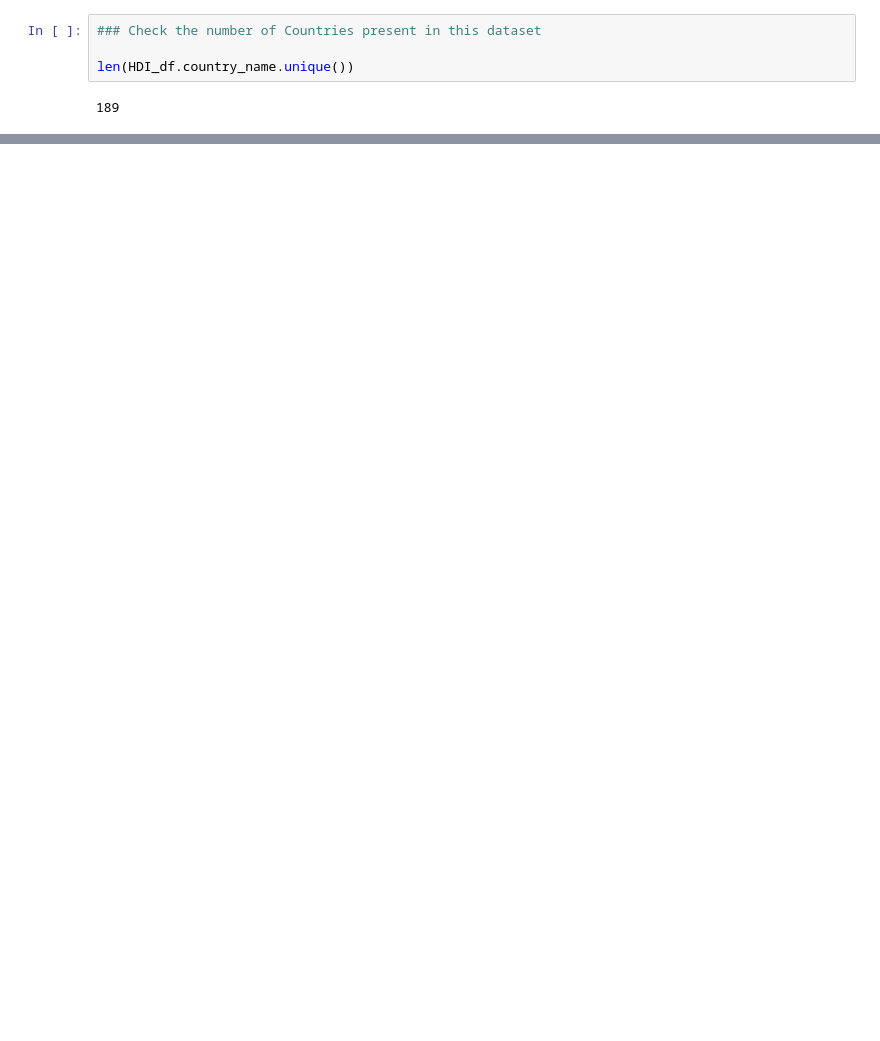
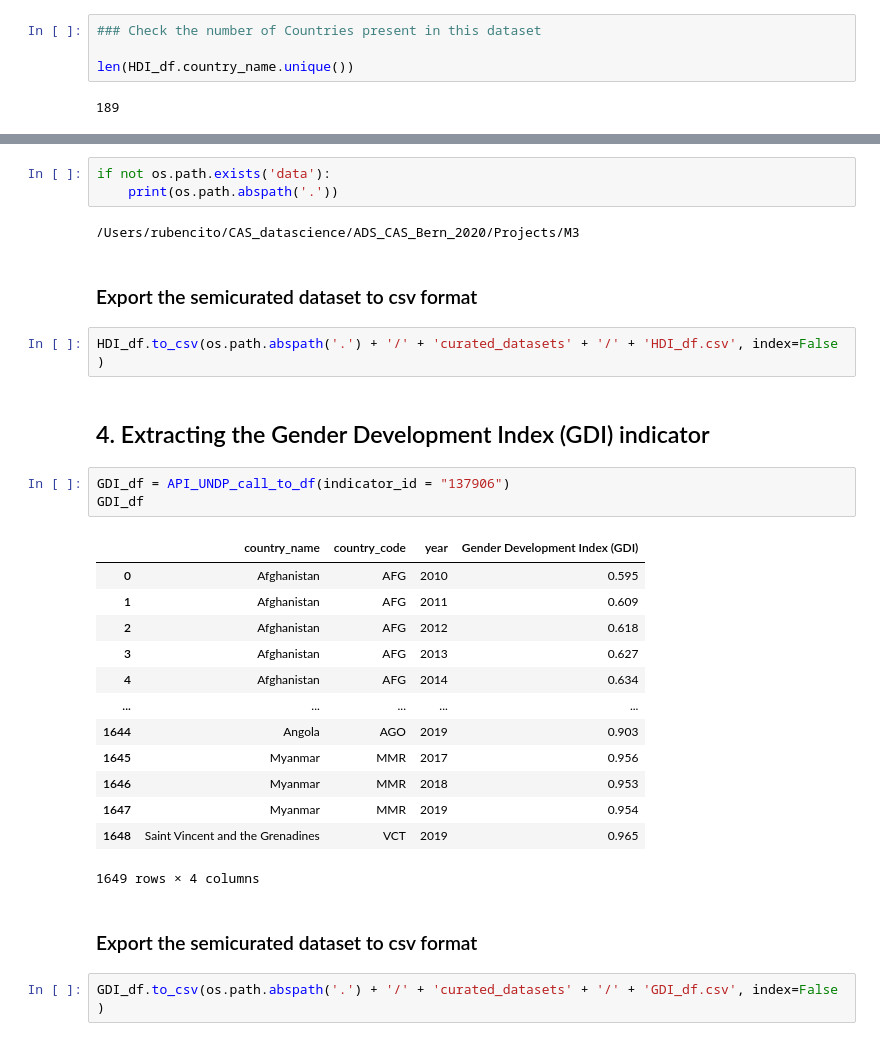
Before and after one commit to rjlopez2/ADS-_CAS_Bern_2020, a Jupyter notebook: Projects/M3/UNDP_Dataset.ipynb, the cells around one changed output, grey strips where cells are left out. Saved outputs shown, nothing was run; the diff lists cells and outputs as text; blank space fills up the shorter version.

```diff
--- a/Projects/M3/UNDP_Dataset.ipynb
+++ b/Projects/M3/UNDP_Dataset.ipynb
@@ -150,0 +137,32 @@ array(['Afghanistan', 'Angola', 'Albania', 'Andorra',
+# %%
+if not os.path.exists('data'):
+    print(os.path.abspath('.'))
+# %% [output]
+/Users/rubencito/CAS_datascience/ADS_CAS_Bern_2020/Projects/M3
+# %% [markdown]
+### Export the semicurated dataset to csv format
+# %%
+HDI_df.to_csv(os.path.abspath('.') + '/' + 'curated_datasets' + '/' + 'HDI_df.csv', index=False )
+# %% [markdown]
+## 4. Extracting the Gender Development Index (GDI) indicator
+# %%
+GDI_df = API_UNDP_call_to_df(indicator_id = "137906")
+GDI_df
+# %% [output]
+|  | country_name | country_code | year | Gender Development Index (GDI) |
+| 0 | Afghanistan | AFG | 2010 | 0.595 |
+| 1 | Afghanistan | AFG | 2011 | 0.609 |
+| 2 | Afghanistan | AFG | 2012 | 0.618 |
+| 3 | Afghanistan | AFG | 2013 | 0.627 |
+| 4 | Afghanistan | AFG | 2014 | 0.634 |
+| ... | ... | ... | ... | ... |
+| 1644 | Angola | AGO | 2019 | 0.903 |
+| 1645 | Myanmar | MMR | 2017 | 0.956 |
+| 1646 | Myanmar | MMR | 2018 | 0.953 |
+| 1647 | Myanmar | MMR | 2019 | 0.954 |
+| 1648 | Saint Vincent and the Grenadines | VCT | 2019 | 0.965 |
+1649 rows × 4 columns
+# %% [markdown]
+### Export the semicurated dataset to csv format
+# %%
+GDI_df.to_csv(os.path.abspath('.') + '/' + 'curated_datasets' + '/' + 'GDI_df.csv', index=False )
```
Also changed, not shown: parts of 16 cells of this notebook, 4 other files.
